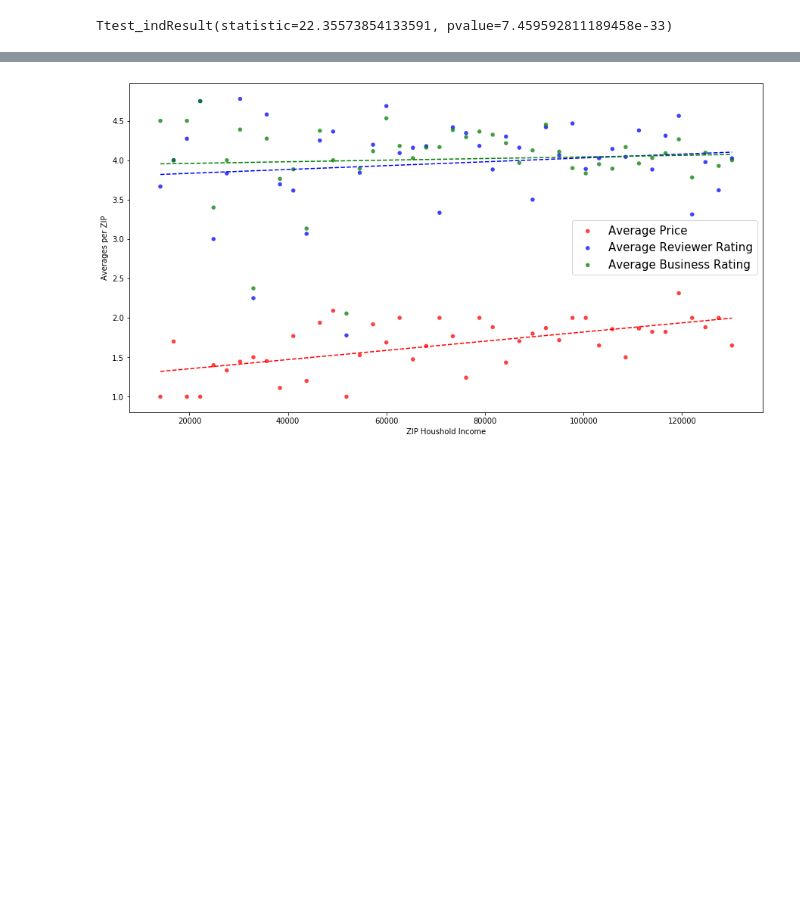
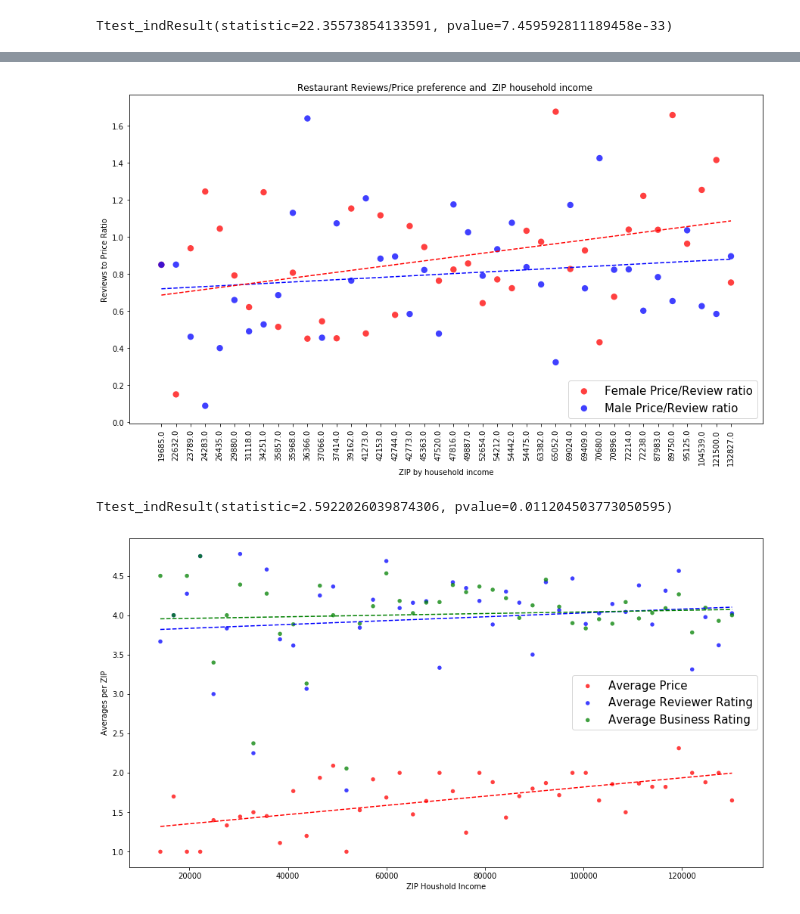
Before and after one commit to DutchDS/Project-1, a Jupyter notebook: yelp_API_review_Extractor.ipynb, the cells around one changed output, grey strips where cells are left out. Saved outputs shown, nothing was run; the diff lists cells and outputs as text; code cells hidden in the pictures; blank space fills up the shorter version.

```diff
--- a/yelp_API_review_Extractor.ipynb
+++ b/yelp_API_review_Extractor.ipynb
@@ -700,3 +723,68 @@ plt.show()
+# %%
+fig05 = plt.figure(figsize=(15,8))
+
+ax05 = fig05.add_subplot(111)
+
+ax05reduced_df = pd.DataFrame(GVBm_df[['zip_code','ZIP Household Income','M_P_Ratio','W_P_Ratio']])
+
+ax05clean1_df = ax05reduced_df[ax05reduced_df.M_P_Ratio != 0]
+ax05clean2_df = ax05reduced_df[ax05reduced_df.W_P_Ratio != 0]
+
+
+
+ax05_df = ax05clean_df.sort_values(by = 'ZIP Household Income', ascending=True)
+
+x05_list = ax05_df['ZIP Household Income'].astype(float).tolist()
+
+x05_axisMax = max(x05_list)
+x05_axisMin = min(x05_list)
+
+M_data = ax05_df['M_P_Ratio'].astype(float).tolist()
+F_data = ax05_df['W_P_Ratio'].astype(float).tolist()
+
+
+#area = 200 * r**2
+
+
+step = (x05_axisMax - x05_axisMin)/len(x05_list)
+
+x05_axis = np.arange(x05_axisMin,x05_axisMax,step)
+
+tick_locations = [value for value in x05_axis]
+
+(Mslope, M_int, M_r, M_p,M_std_err) = linregress(x05_axis, M_data)
+(Fslope, F_int, F_r, F_p,F_std_err) = linregress(x05_axis, F_data)
+
+#AP_fit = APslope*x04_axis + AP_int
+M_fit = Mslope*x05_axis + M_int
+F_fit = Fslope*x05_axis + F_int
+
+
+
+ax05.scatter(x05_axis, F_data,  alpha=0.75, c='red', edgecolors='none',  s=70, label = 'Female Price/Review ratio')
+ax05.scatter(x05_axis, M_data,  alpha=0.75, c='blue', edgecolors='none', s=70, label = 'Male Price/Review ratio')
+
+tZIP_Inc_gender = ss.ttest_ind(ax04_df['W_P_Ratio'],ax04_df['M_P_Ratio'],equal_var=False)
+
+ax05.plot(x05_axis,M_fit , 'b--')
+ax05.plot(x05_axis,F_fit , 'r--')
+
+ax05.set_xlabel("ZIP by household income")
+ax05.set_ylabel("Reviews to Price Ratio")
+
+ax05.set_title ('Restaurant Reviews/Price preference and  ZIP household income ')
+ax05.set_xticks(tick_locations)
+ax05.set_xticklabels(x05_list, rotation = 90 )
+
+ax05.legend(fontsize=15)
+
+plt.show()
+# %% [output]
+[figure, added]
+# %%
+tZIP_Inc_gender
+# %% [output]
+Ttest_indResult(statistic=2.5922026039874306, pvalue=0.011204503773050595)
 # %%
 ##Scatter plot invoking the relationship between AP and ARR
 
```
Also changed, not shown: parts of 15 cells of this notebook, 7 other files.
